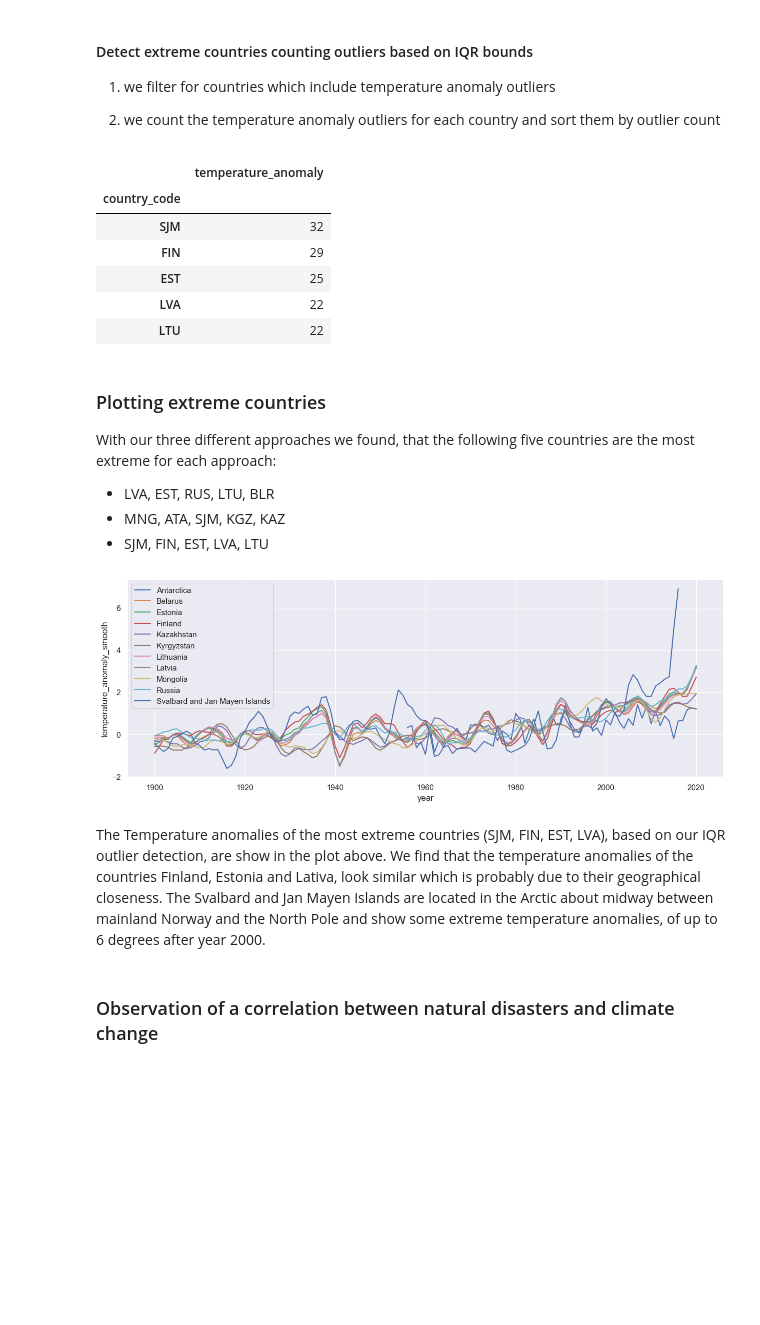
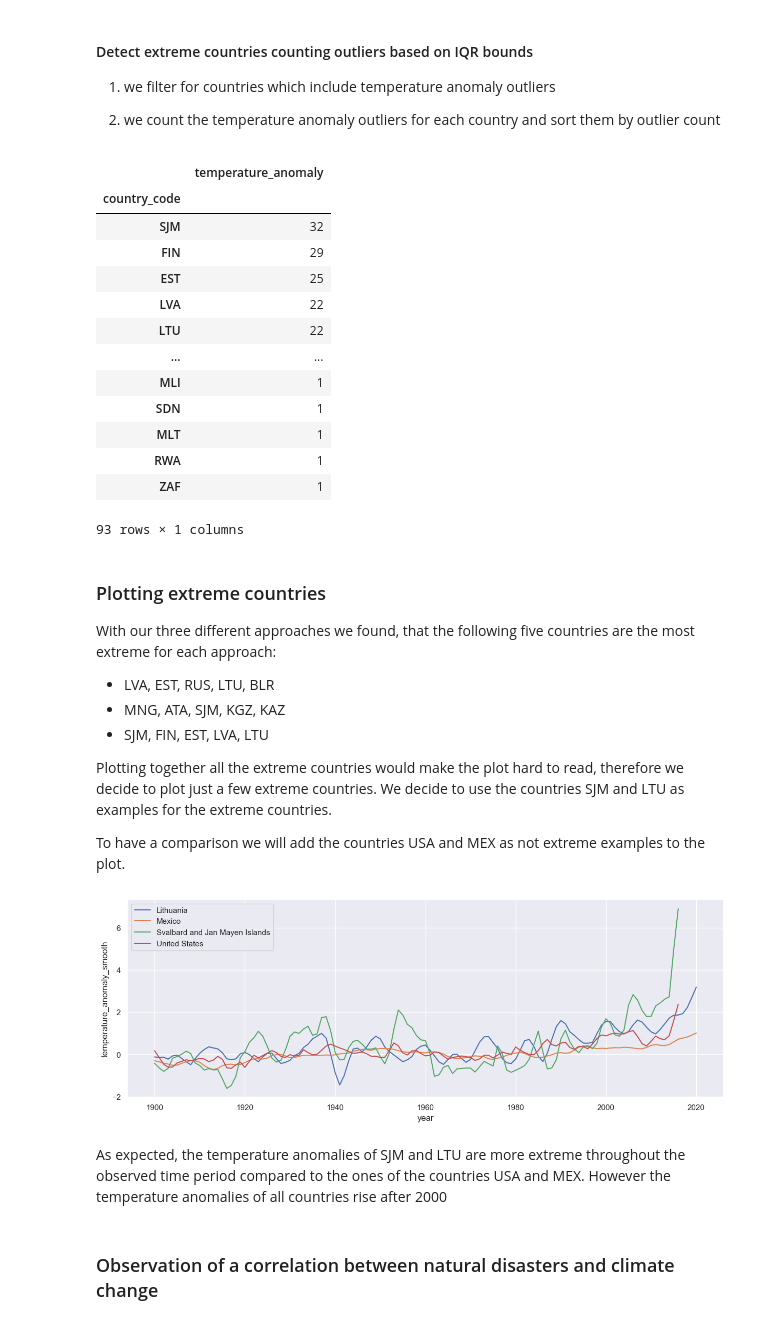
Before and after one commit to lukiwieser/natural-disasters-and-climate-change, a Jupyter notebook: temp-analysis.ipynb, the cells around one changed output. Cells and saved outputs as stored; diff of their text form; code cells hidden in the pictures; blank space fills up the shorter version.

Commit message:
added plotting of extreme countries

```diff
--- a/temp-analysis.ipynb
+++ b/temp-analysis.ipynb
@@ -184,17 +184,24 @@ print(temp_anomaly_lower_bound)
 # %%
 temp_countries_anomaly_outlier = temp_country[(temp_country['temperature_anomaly'] >= temp_anomaly_upper_bound)
                                               | (temp_country['temperature_anomaly'] <= temp_anomaly_lower_bound)][['country_code', 'temperature_anomaly']]
 
 temp_countries_anomaly_outlier = temp_countries_anomaly_outlier.groupby(['country_code']).count().sort_values(['temperature_anomaly'], ascending=False)
-temp_countries_anomaly_outlier.head(5)
+temp_countries_anomaly_outlier
 # %% [output]
 |  | temperature_anomaly |
 | country_code |  |
 | SJM | 32 |
 | FIN | 29 |
 | EST | 25 |
 | LVA | 22 |
 | LTU | 22 |
+| ... | ... |
+| MLI | 1 |
+| SDN | 1 |
+| MLT | 1 |
+| RWA | 1 |
+| ZAF | 1 |
+93 rows × 1 columns
 # %% [markdown]
 ### Plotting extreme countries
 
@@ -202,18 +209,19 @@ With our three different approaches we found, that the following five countries
 * LVA, EST, RUS, LTU, BLR
 * MNG, ATA, SJM, KGZ, KAZ
 * SJM, FIN, EST, LVA, LTU
+
+Plotting together all the extreme countries would make the plot hard to read, therefore we decide to plot just a few extreme countries. We decide to use the countries SJM and LTU as examples for the extreme countries.
+
+To have a comparison we will add the countries USA and MEX as not extreme examples to the plot.
-# %%
-# Todo: compare some extreme with some not extreme countries in a plot
-temp_extreme_countries =    ["LVA", "EST", "RUS", "LTU", "BLR",
-                            "MNG", "ATA", "SJM", "KGZ", "KAZ",
-                            "SJM", "FIN", "EST", "LVA", "LTU"]
-
-temp_extreme_countries = np.unique(temp_extreme_countries)
-plot_countries_temp_anomalies(temp_extreme_countries)
-# %% [output]
-[figure, removed]
-# %% [markdown]
-The Temperature anomalies of the most extreme countries (SJM, FIN, EST, LVA), based on our IQR outlier detection, are show in the plot above. We find that the temperature anomalies of the countries Finland, Estonia and Lativa, look similar which is probably due to their geographical closeness. The Svalbard and Jan Mayen Islands are located in the Arctic about midway between mainland Norway and the North Pole and show some extreme temperature anomalies, of up to 6 degrees after year 2000.
+# %%
+temp_plot_extreme_countries = ["SJM", "LTU", "USA", "MEX"]
+
+temp_plot_extreme_countries = np.unique(temp_plot_extreme_countries)
+plot_countries_temp_anomalies(temp_plot_extreme_countries)
+# %% [output]
+[figure, added]
+# %% [markdown]
+As expected, the temperature anomalies of SJM and LTU are more extreme throughout the observed time period compared to the ones of the countries USA and MEX. However the temperature anomalies of all countries rise after 2000
 # %% [markdown]
 ### Observation of a correlation between natural disasters and climate change
 # %% [markdown]
```
